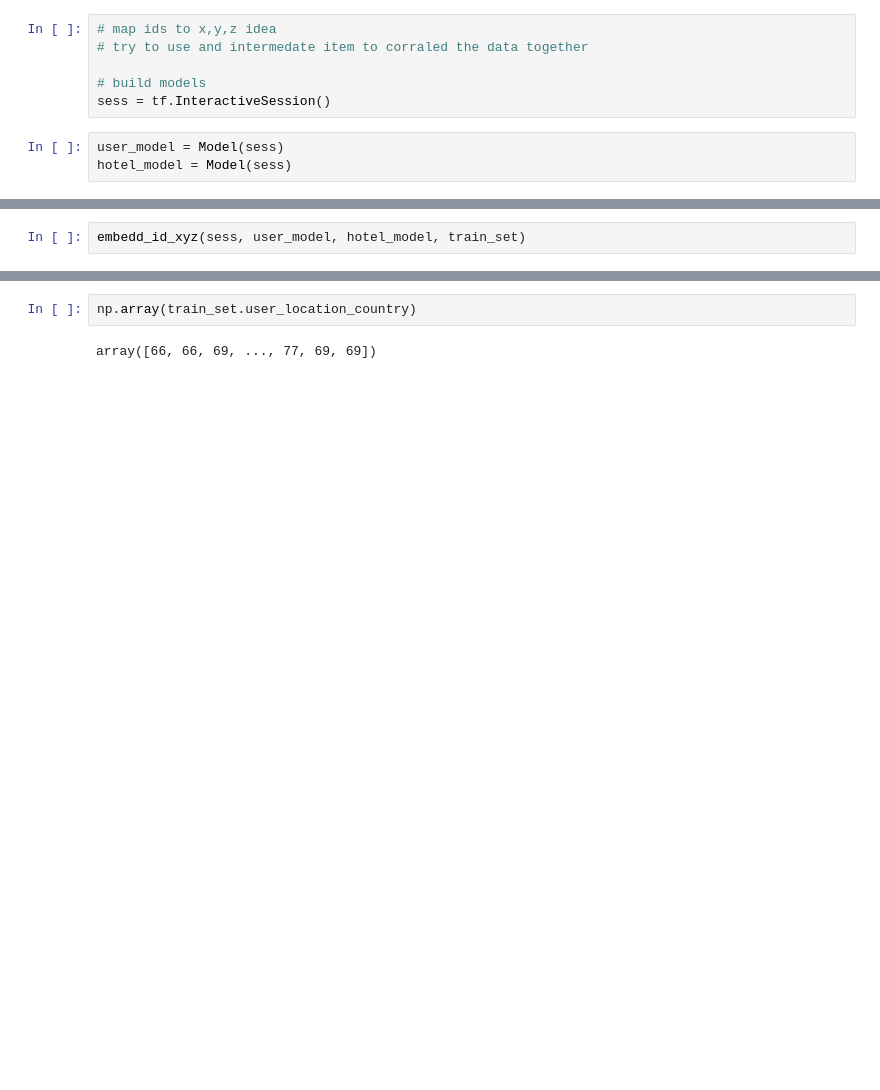
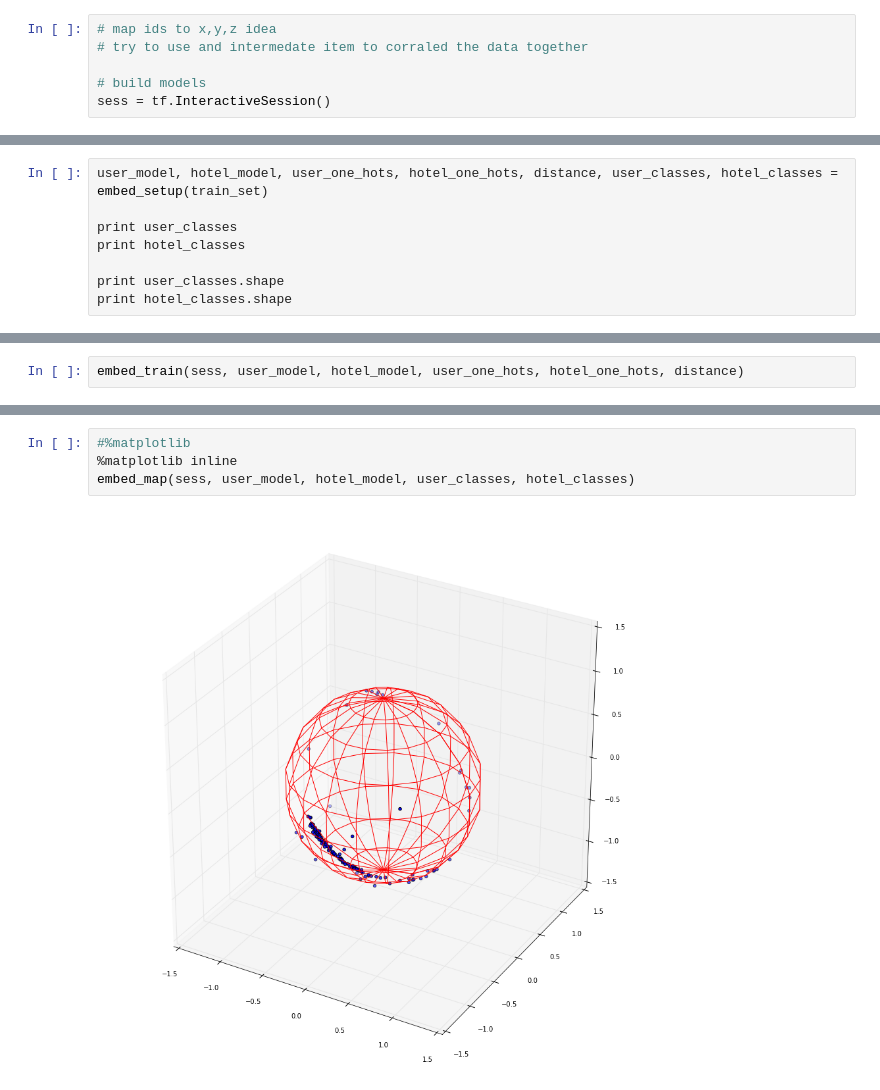
Before and after one commit to ashleysmart/kaggle_share, a Jupyter notebook: expedia/Tut.ipynb, the cells around one changed output, grey strips where cells are left out. Saved outputs shown, nothing was run; the diff lists cells and outputs as text; blank space fills up the shorter version.

```diff
--- a/expedia/Tut.ipynb
+++ b/expedia/Tut.ipynb
@@ -404,6 +359,3 @@ class Model:
 
 # build models
 sess = tf.InteractiveSession()
-# %%
-user_model = Model(sess)
-hotel_model = Model(sess)
@@ -461,0 +536,8 @@ def embedd_id_xyz(sess, user_model, hotel_model, train_set):
+# %%
+user_model, hotel_model, user_one_hots, hotel_one_hots, distance, user_classes, hotel_classes = embed_setup(train_set)
+
+print user_classes
+print hotel_classes
+
+print user_classes.shape
+print hotel_classes.shape
@@ -462,3 +557,3 @@ def embedd_id_xyz(sess, user_model, hotel_model, train_set):
 # %%
-embedd_id_xyz(sess, user_model, hotel_model, train_set)
+embed_train(sess, user_model, hotel_model, user_one_hots, hotel_one_hots, distance)
 # %% [output]
@@ -483,4 +577,6 @@ KeyboardInterrupt:
-# %%
-np.array(train_set.user_location_country)
-# %% [output]
-array([66, 66, 69, ..., 77, 69, 69])
+# %%
+#%matplotlib
+%matplotlib inline
+embed_map(sess, user_model, hotel_model, user_classes, hotel_classes)
+# %% [output]
+[figure, added]
```
Also changed, not shown: parts of 11 cells of this notebook.
